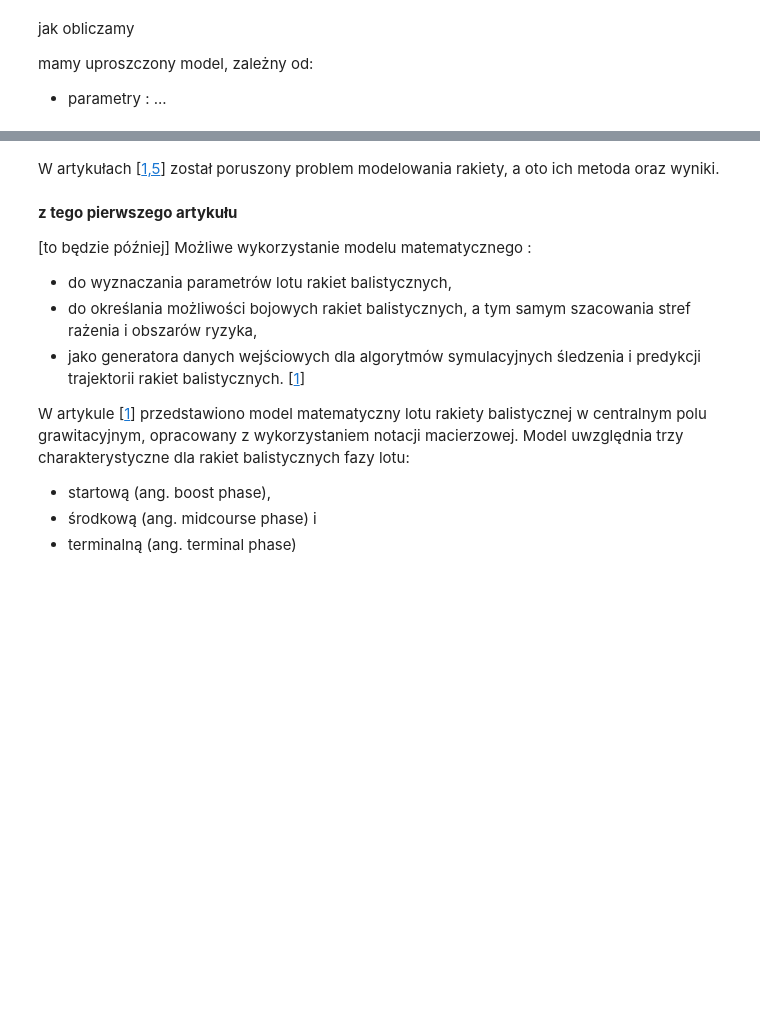
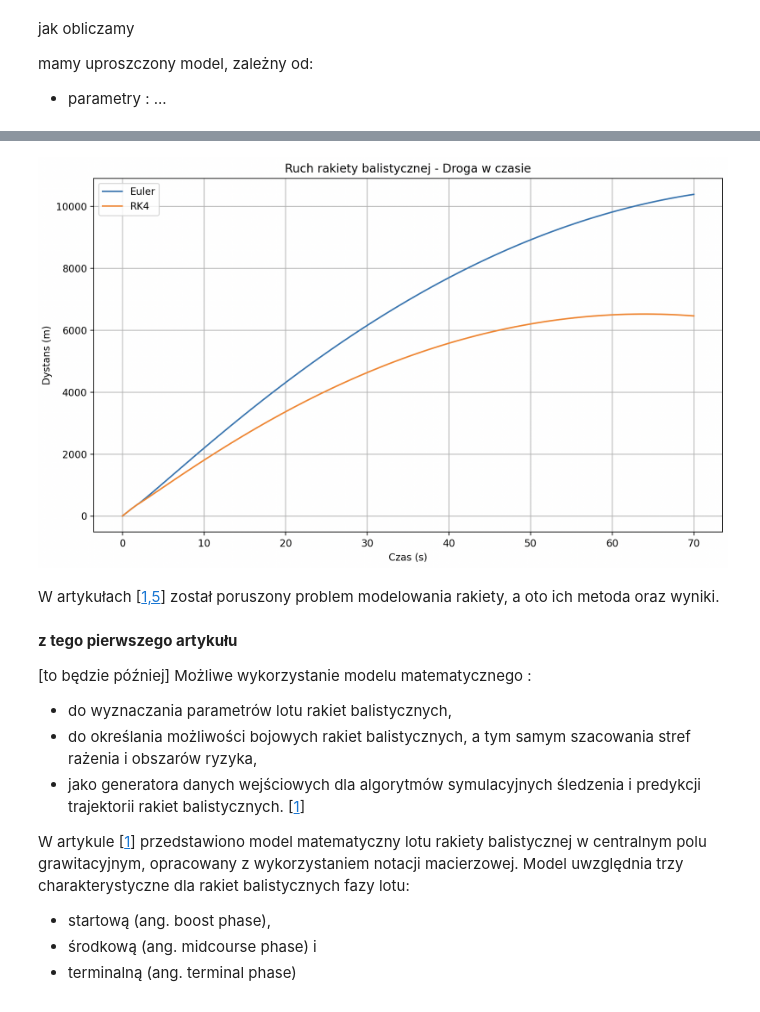
Before and after one commit to MariaNowacka/projekt_rozniczki, a Jupyter notebook: Cieslik_Nowacka.ipynb, the cells around one changed output, grey strips where cells are left out. Drawn from its saved outputs; the diff is of its cells as text; code cells hidden in the pictures; blank space fills up the shorter version.

```diff
--- a/Cieslik_Nowacka.ipynb
+++ b/Cieslik_Nowacka.ipynb
@@ -164,3 +159,7 @@ py.show()
+# %%
+Image("wykres_droga.png")
+# %% [output]
+[figure, added]
 # %% [markdown]
 W artykułach [[1,5](#bibliografia)] został poruszony problem modelowania rakiety, a oto ich metoda oraz wyniki.
 # %% [markdown]
```
Also changed, not shown: parts of 14 cells of this notebook.
